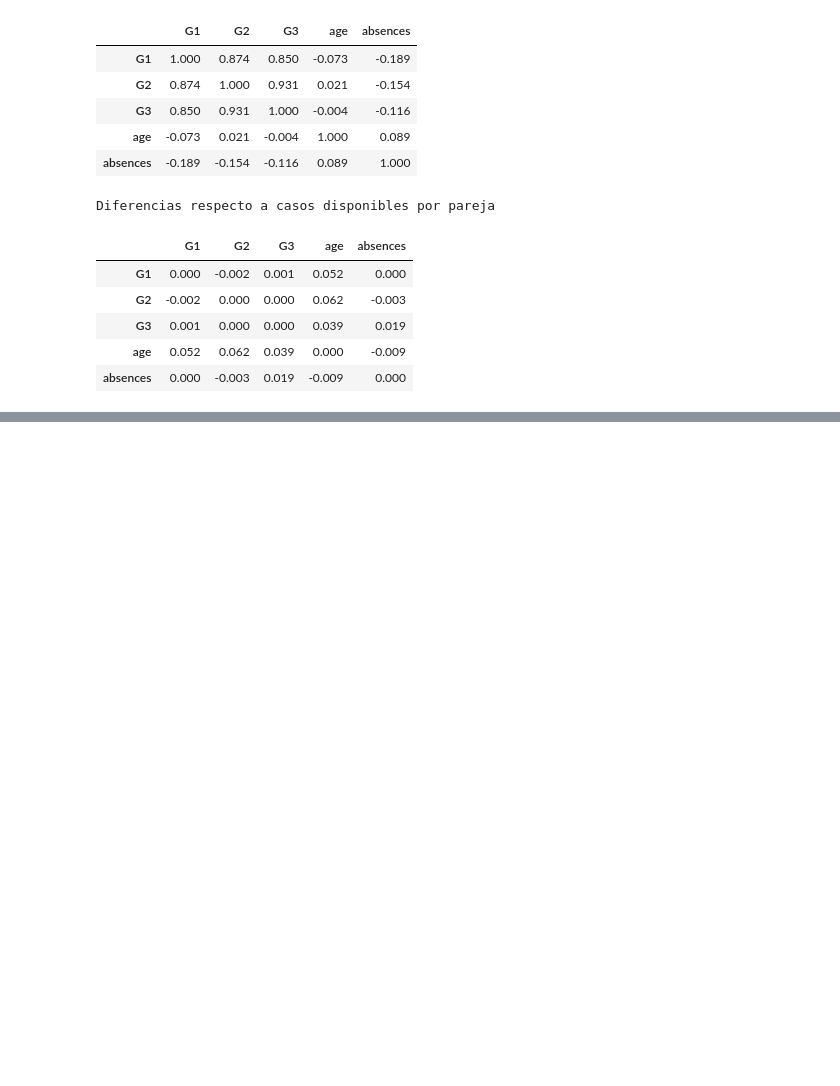
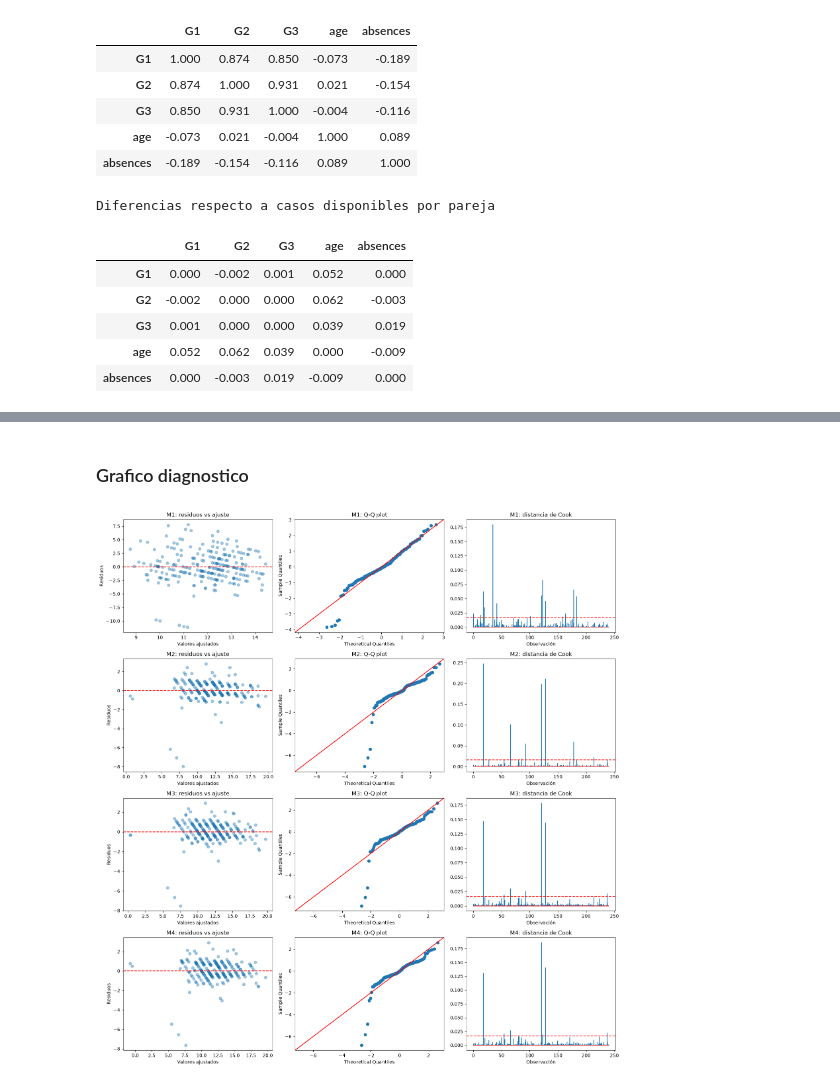
Before and after one commit to Peripera/final_ev_stadistics, a Jupyter notebook: exploratory_analysis.ipynb, the cells around one changed output, grey strips where cells are left out. Saved outputs shown, nothing was run; the diff lists cells and outputs as text; code cells hidden in the pictures; blank space fills up the shorter version.

```diff
--- a/exploratory_analysis.ipynb
+++ b/exploratory_analysis.ipynb
@@ -1746,0 +2155,15 @@ Diferencias respecto a casos disponibles por pareja
+# %%
+for nombre, modelo in modelos.items():
+
+    intervalos = modelo.conf_int()
+
+    coeficientes = pd.DataFrame({
+        "coeficiente": modelo.params,
+        "error_estandar": modelo.bse,
+        "p": modelo.pvalues,
+        "IC95_inf": intervalos[0],
+        "IC95_sup": intervalos[1]
+    })
+
+    print(f"\nModelo {nombre}")
+    display(coeficientes.round(6))
@@ -1746,0 +2369,53 @@ Diferencias respecto a casos disponibles por pareja
+# %% [markdown]
+### Grafico diagnostico
+# %%
+fig, axes = plt.subplots(4, 3, figsize=(16, 17))
+
+for i, (nombre, modelo) in enumerate(modelos.items()):
+
+    residuos = modelo.resid
+    ajustados = modelo.fittedvalues
+    influencia = modelo.get_influence()
+
+    # Residuos vs valores ajustados
+    axes[i, 0].scatter(
+        ajustados, residuos, alpha=0.4
+    )
+
+    axes[i, 0].axhline(0, color="red", linestyle="--")
+    axes[i, 0].set_title(f"{nombre}: residuos vs ajuste")
+    axes[i, 0].set_xlabel("Valores ajustados")
+    axes[i, 0].set_ylabel("Residuos")
+
+    # Normalidad
+    sm.qqplot(
+        residuos,
+        line="45",
+        fit=True,
+        ax=axes[i, 1]
+    )
+
+    axes[i, 1].set_title(f"{nombre}: Q-Q plot")
+
+    # Distancia de Cook
+    cook = influencia.cooks_distance[0]
+
+    axes[i, 2].stem(
+        np.arange(len(cook)),
+        cook,
+        markerfmt=","
+    )
+
+    axes[i, 2].axhline(
+        4/modelo.nobs,
+        color="red",
+        linestyle="--"
+    )
+
+    axes[i, 2].set_title(f"{nombre}: distancia de Cook")
+    axes[i, 2].set_xlabel("Observación")
+
+plt.tight_layout()
+plt.show()
+# %% [output]
+[figure, added]
```
Also changed, not shown: parts of 48 cells of this notebook.
